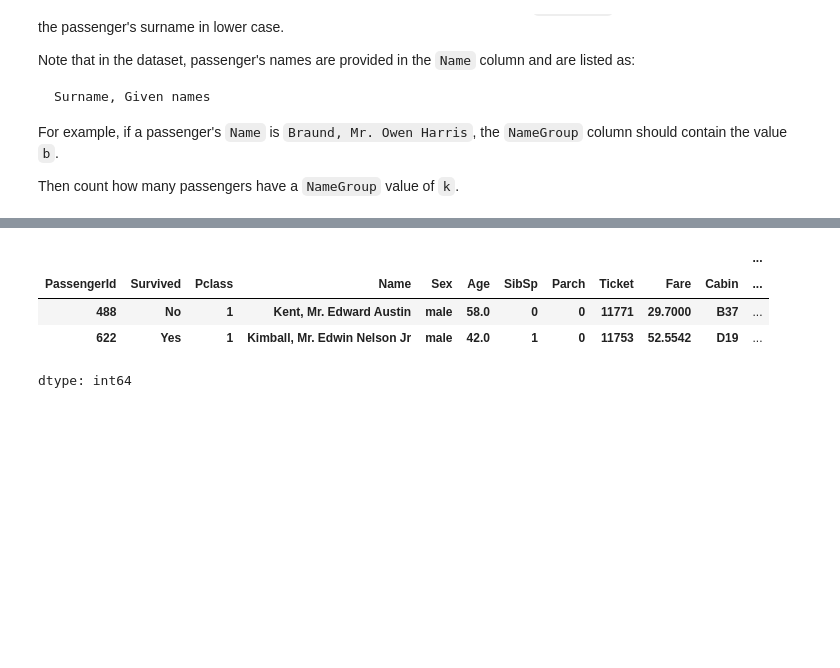
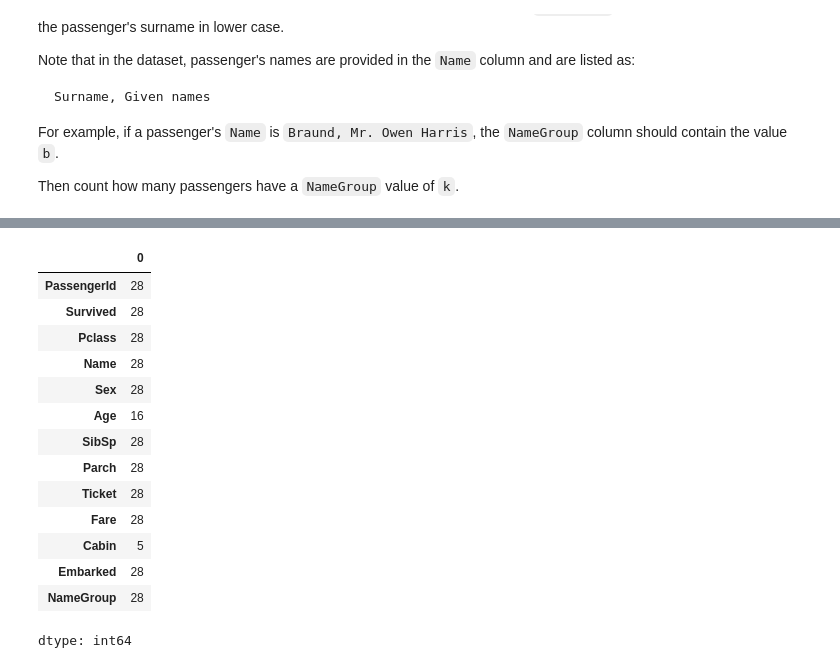
Before and after one commit to BBaird77/BBaird77.github.io, a Jupyter notebook: notebooks/module01-assessment.ipynb, the cells around one changed output, grey strips where cells are left out. Cells and saved outputs as stored; diff of their text form; code cells hidden in the pictures; blank space fills up the shorter version.

```diff
--- a/notebooks/module01-assessment.ipynb
+++ b/notebooks/module01-assessment.ipynb
@@ -169,7 +169,7 @@ Titanic.head()
 | 3 | 4 | Yes | 1 | Futrelle, Mrs. Jacques Heath (Lil... | female | 35.0 | 1 | 0 | 113803 | 53.1000 | ... |
 | 4 | 5 | No | 3 | Allen, Mr. William Henry | male | 35.0 | 0 | 0 | 373450 | 8.0500 | ... |
 # %%
-Titanic["NameGroup"] = Titanic["Name"].str.get(0)
+Titanic["NameGroup"] = Titanic["Name"].str[0].str.lower()
 Titanic.head()
 # %% [output]
 |  | PassengerId | Survived | Pclass | Name | Sex | Age | SibSp | Parch | Ticket | Fare | ... |
@@ -179,12 +179,22 @@ Titanic.head()
 | 3 | 4 | Yes | 1 | Futrelle, Mrs. Jacques Heath (Lil... | female | 35.0 | 1 | 0 | 113803 | 53.1000 | ... |
 | 4 | 5 | No | 3 | Allen, Mr. William Henry | male | 35.0 | 0 | 0 | 373450 | 8.0500 | ... |
 # %%
-KName = Titanic[Titanic["NameGroup"] == "K"]
+KName = Titanic[Titanic["NameGroup"] == "k"]
 
-KName.value_counts()
+KName.count()
 # %% [output]
-|  |  |  |  |  |  |  |  |  |  |  | ... |
-| PassengerId | Survived | Pclass | Name | Sex | Age | SibSp | Parch | Ticket | Fare | Cabin | ... |
-| 488 | No | 1 | Kent, Mr. Edward Austin | male | 58.0 | 0 | 0 | 11771 | 29.7000 | B37 | ... |
-| 622 | Yes | 1 | Kimball, Mr. Edwin Nelson Jr | male | 42.0 | 1 | 0 | 11753 | 52.5542 | D19 | ... |
+|  | 0 |
+| PassengerId | 28 |
+| Survived | 28 |
+| Pclass | 28 |
+| Name | 28 |
+| Sex | 28 |
+| Age | 16 |
+| SibSp | 28 |
+| Parch | 28 |
+| Ticket | 28 |
+| Fare | 28 |
+| Cabin | 5 |
+| Embarked | 28 |
+| NameGroup | 28 |
 dtype: int64
```
